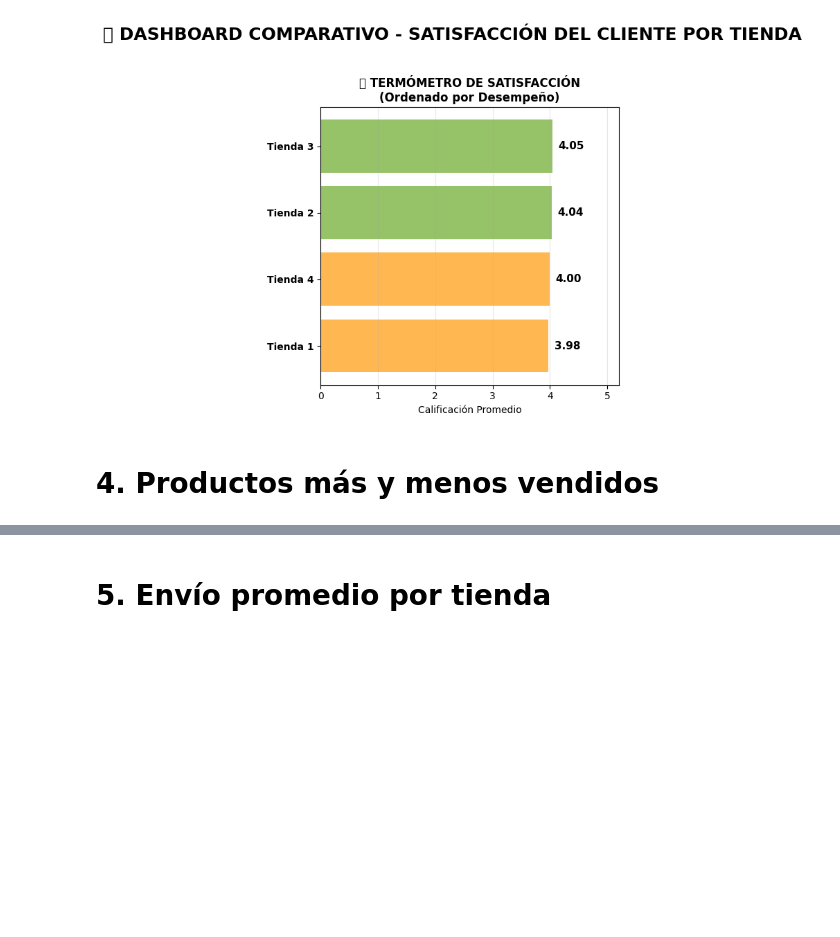
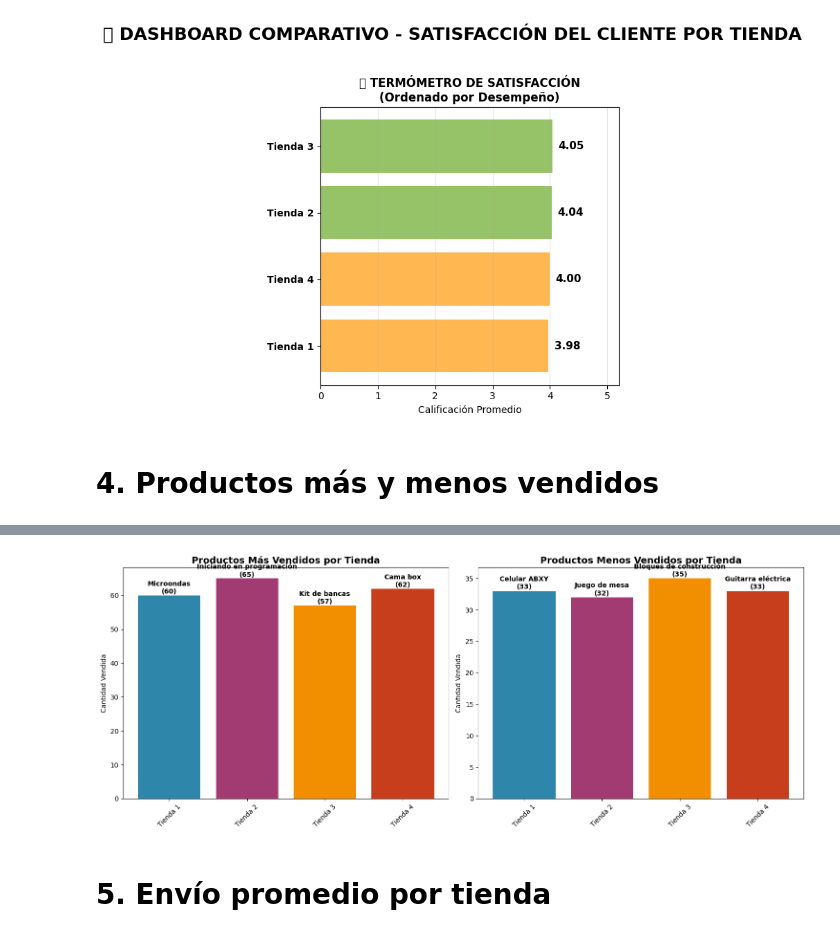
Before and after one commit to lainaker7/AluraChallenge1_DATASCIENCE, a Jupyter notebook: AluraStoreLatam.ipynb, the cells around one changed output, grey strips where cells are left out. Cells and saved outputs as stored; diff of their text form; code cells hidden in the pictures; blank space fills up the shorter version.

```diff
--- a/AluraStoreLatam.ipynb
+++ b/AluraStoreLatam.ipynb
@@ -426,3 +426,16 @@ ax2.grid(axis='x', alpha=0.3)
 [figure]
 # %% [markdown]
 # 4. Productos más y menos vendidos
+# %%
+# En este punto se busca detallar en cada una de las tiendas los productos que más y menos se venden.
+
+# Función para analizar cada tienda
+for nombre, df in tiendas_data:
+    top_productos = df['Producto'].value_counts().head(1)
+    bottom_productos = df['Producto'].value_counts().tail(1)
+    print(f"\nTienda: {nombre}")
+    print(f"Producto Más vendido: {top_productos.index[0]}")
+    print(f"Cantidad: {top_productos.iloc[0]}")
+    print(f"Producto menos vendido: {bottom_productos.index[0]}")
+    print(f"Cantidad: {bottom_productos.iloc[0]}")
+    print("=" * 50)
@@ -429,2 +460,54 @@ ax2.grid(axis='x', alpha=0.3)
+# %%
+# se crean listas con la data anterior para poder ver graficamente los productos más y menos vendidos en cada tienda.
+
+# Preparar datos para el gráfico
+tiendas = []
+productos_mas_vendidos = []
+cantidades_mas = []
+productos_menos_vendidos = []
+cantidades_menos = []
+
+# Ejecutar tu análisis y recolectar datos
+for nombre, df in tiendas_data:
+    top_productos = df['Producto'].value_counts().head(1)
+    bottom_productos = df['Producto'].value_counts().tail(1)
+
+    tiendas.append(nombre)
+    productos_mas_vendidos.append(top_productos.index[0])
+    cantidades_mas.append(top_productos.iloc[0])
+    productos_menos_vendidos.append(bottom_productos.index[0])
+    cantidades_menos.append(bottom_productos.iloc[0])
+
+# Crear el gráfico
+fig, (ax1, ax2) = plt.subplots(1, 2, figsize=(15, 6))
+
+# Gráfico de productos más vendidos
+bars1 = ax1.bar(tiendas, cantidades_mas, color=['#2E86AB', '#A23B72', '#F18F01', '#C73E1D'])
+ax1.set_title('Productos Más Vendidos por Tienda', fontsize=14, fontweight='bold')
+ax1.set_ylabel('Cantidad Vendida')
+ax1.tick_params(axis='x', rotation=45)
+
+# Añadir etiquetas con nombres de productos en las barras
+for i, (bar, producto) in enumerate(zip(bars1, productos_mas_vendidos)):
+    height = bar.get_height()
+    ax1.text(bar.get_x() + bar.get_width()/2., height + 0.1,
+             f'{producto}\n({height})', ha='center', va='bottom', fontweight='bold')
+
+# Gráfico de productos menos vendidos
+bars2 = ax2.bar(tiendas, cantidades_menos, color=['#2E86AB', '#A23B72', '#F18F01', '#C73E1D'])
+ax2.set_title('Productos Menos Vendidos por Tienda', fontsize=14, fontweight='bold')
+ax2.set_ylabel('Cantidad Vendida')
+ax2.tick_params(axis='x', rotation=45)
+
+# Añadir etiquetas con nombres de productos en las barras
+for i, (bar, producto) in enumerate(zip(bars2, productos_menos_vendidos)):
+    height = bar.get_height()
+    ax2.text(bar.get_x() + bar.get_width()/2., height + 0.1,
+             f'{producto}\n({height})', ha='center', va='bottom', fontweight='bold')
+
+plt.tight_layout()
+plt.show()
+# %% [output]
+[figure, added]
 # %% [markdown]
 # 5. Envío promedio por tienda
```
Also changed, not shown: parts of 2 cells of this notebook.
